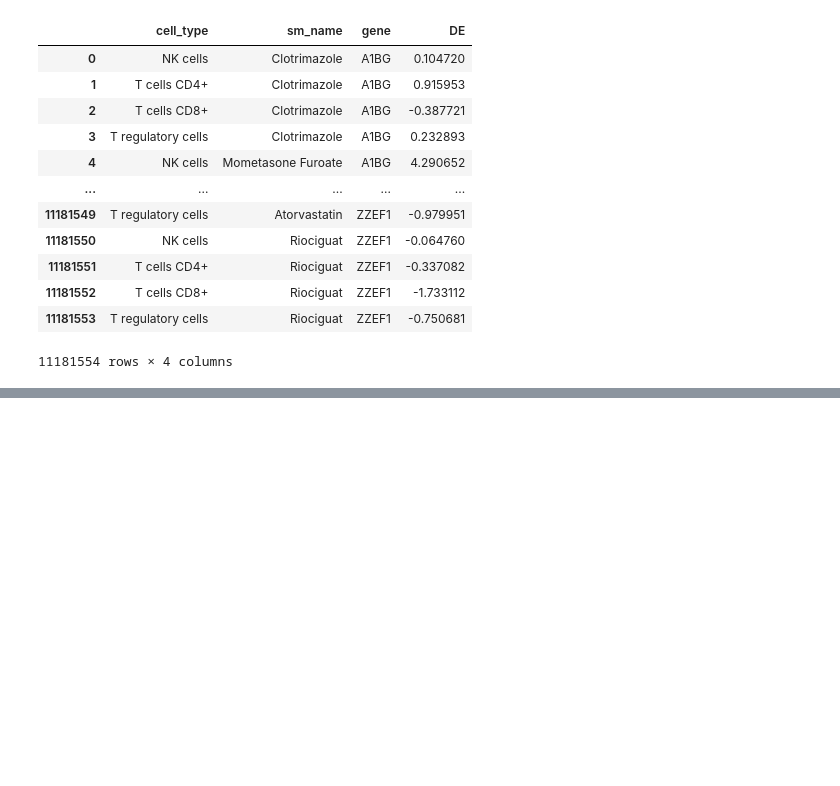
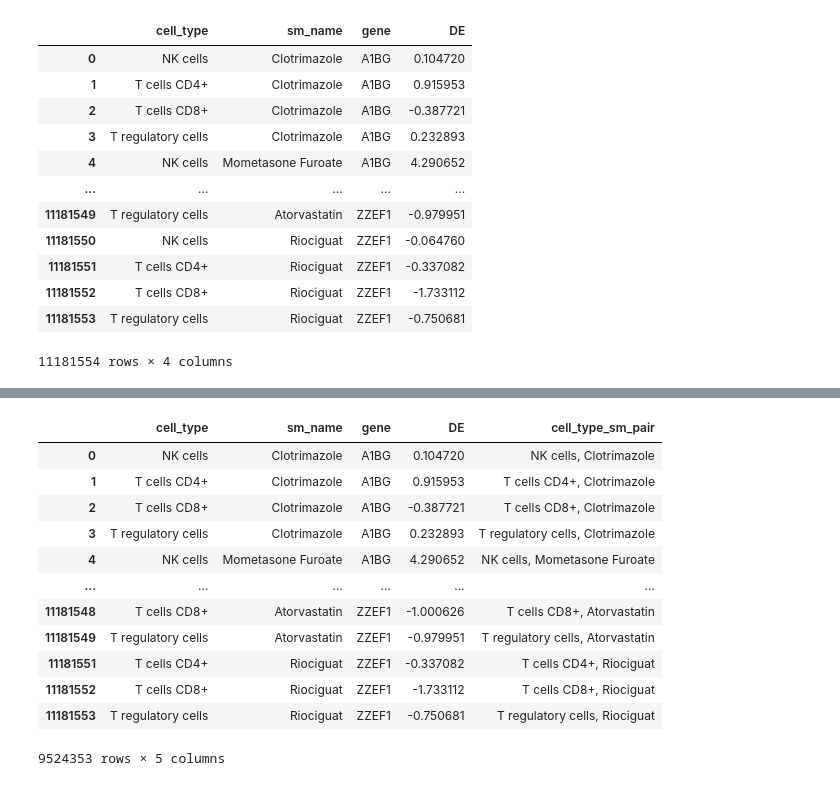
Before and after one commit to HarveyBrezinaConniffe/FinalYearProject, a Jupyter notebook: Notebooks/Baselines.ipynb, the cells around one changed output, grey strips where cells are left out. Drawn from its saved outputs; the diff is of its cells as text; code cells hidden in the pictures; blank space fills up the shorter version.

Commit message:
Add code to perform train test split

```diff
--- a/Notebooks/Baselines.ipynb
+++ b/Notebooks/Baselines.ipynb
@@ -63,0 +50,8 @@ sm_names_by_cell_type
+# %%
+# Create training combinations with all (cell_type, sm) pairs for train only cell types
+training_combinations = dict((cell_type, sm_names_by_cell_type[cell_type]) for cell_type in train_only_cell_types)
+# %%
+# Include training (cell_type, sm) pairs from train_test cell types
+training_combinations["B cells"] = b_cell_train
+training_combinations["Myeloid cells"] = myeloid_cell_train
+training_combinations["NK cells"] = nk_cell_train
@@ -63,0 +104,13 @@ sm_names_by_cell_type
+# %%
+# Convert into (cell_type, sm) pairs
+training_pairs = set({})
+for cell_type in training_combinations.keys():
+    for sm in training_combinations[cell_type]:
+        training_pairs.add(cell_type+", "+sm)
+
+testing_pairs = set({})
+for cell_type in testing_combinations.keys():
+    for sm in testing_combinations[cell_type]:
+        testing_pairs.add(cell_type+", "+sm)
+
+list(training_pairs)[:10]
@@ -100,0 +183,17 @@ cell_sm_gene_tuples
+# %%
+training_tuples = cell_sm_gene_tuples[cell_sm_gene_tuples["cell_type_sm_pair"].isin(training_pairs)]
+training_tuples
+# %% [output]
+|  | cell_type | sm_name | gene | DE | cell_type_sm_pair |
+| 0 | NK cells | Clotrimazole | A1BG | 0.104720 | NK cells, Clotrimazole |
+| 1 | T cells CD4+ | Clotrimazole | A1BG | 0.915953 | T cells CD4+, Clotrimazole |
+| 2 | T cells CD8+ | Clotrimazole | A1BG | -0.387721 | T cells CD8+, Clotrimazole |
+| 3 | T regulatory cells | Clotrimazole | A1BG | 0.232893 | T regulatory cells, Clotrimazole |
+| 4 | NK cells | Mometasone Furoate | A1BG | 4.290652 | NK cells, Mometasone Furoate |
+| ... | ... | ... | ... | ... | ... |
+| 11181548 | T cells CD8+ | Atorvastatin | ZZEF1 | -1.000626 | T cells CD8+, Atorvastatin |
+| 11181549 | T regulatory cells | Atorvastatin | ZZEF1 | -0.979951 | T regulatory cells, Atorvastatin |
+| 11181551 | T cells CD4+ | Riociguat | ZZEF1 | -0.337082 | T cells CD4+, Riociguat |
+| 11181552 | T cells CD8+ | Riociguat | ZZEF1 | -1.733112 | T cells CD8+, Riociguat |
+| 11181553 | T regulatory cells | Riociguat | ZZEF1 | -0.750681 | T regulatory cells, Riociguat |
+9524353 rows × 5 columns
```
Also changed, not shown: parts of 16 cells of this notebook.
